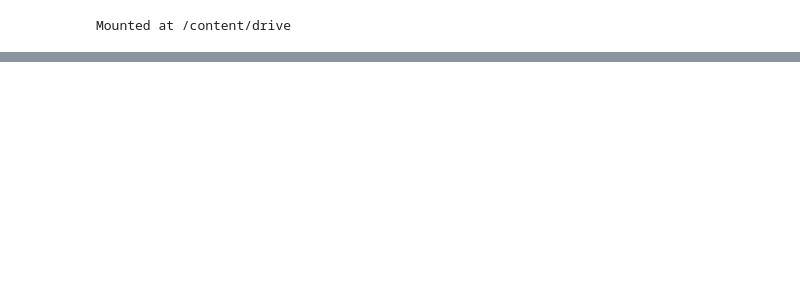
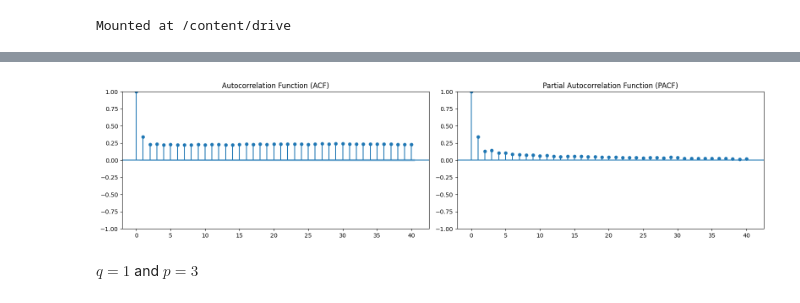
Before and after one commit to 5v3nn/uzh-esc403-data-science-project-nba, a Jupyter notebook: ts_team_prediction.ipynb, the cells around one changed output, grey strips where cells are left out. Drawn from its saved outputs; the diff is of its cells as text; code cells hidden in the pictures; blank space fills up the shorter version.

```diff
--- a/ts_team_prediction.ipynb
+++ b/ts_team_prediction.ipynb
@@ -33,5 +36,3 @@ team_stat_df = pd.read_csv(os.path.join(DATA_PATH, "team_statistics_important_fe
 team_stat_df["gameDate"] = pd.to_datetime(team_stat_df["gameDate"])
 team_stat_df.sort_index(inplace=True, ascending=False)
 team_stat_df.set_index("gameDate", inplace=True)
-team_stat_df["gameDateSave"] = team_stat_df.index
-team_stat_df.head()
@@ -66,0 +41,10 @@ memory usage: 16.6+ MB
+# %%
+# uniform index df
+team_stat_ui_df = team_stat_df.copy()
+team_stat_ui_df.sort_values("gameDate", inplace=True, ascending=False)
+
+# reset the index to a uniform integer index
+team_stat_ui_df.reset_index(drop=True, inplace=True)
+
+# new column for the uniform integer index (optional, for clarity)
+team_stat_ui_df["gameDate"] = team_stat_df.index
@@ -66,0 +103,23 @@ memory usage: 16.6+ MB
+# %%
+def plot_acf_pacf(df, col: str, lags=40):
+    # source: https://www.datacamp.com/tutorial/arima
+    if col not in df.columns:
+        raise ValueError(f"Column '{col}' not found in the DataFrame.")
+
+    # Drop NaN values from the specified column
+    series = df[col].dropna()
+
+    # Create subplots
+    fig, axes = plt.subplots(1, 2, figsize=(16, 4))
+
+    # Plot ACF
+    plot_acf(series, lags=lags, ax=axes[0])
+    axes[0].set_title('Autocorrelation Function (ACF)')
+
+    # Plot PACF
+    plot_pacf(series, lags=lags, ax=axes[1])
+    axes[1].set_title('Partial Autocorrelation Function (PACF)')
+
+    # Adjust layout and show the plots
+    plt.tight_layout()
+    plt.show()
@@ -66,0 +139,6 @@ memory usage: 16.6+ MB
+# %%
+plot_acf_pacf(train_ui, "teamScore")
+# %% [output]
+[figure, added]
+# %% [markdown]
+$q = 1$ and $p=3$
```
Also changed, not shown: parts of 35 cells of this notebook.
